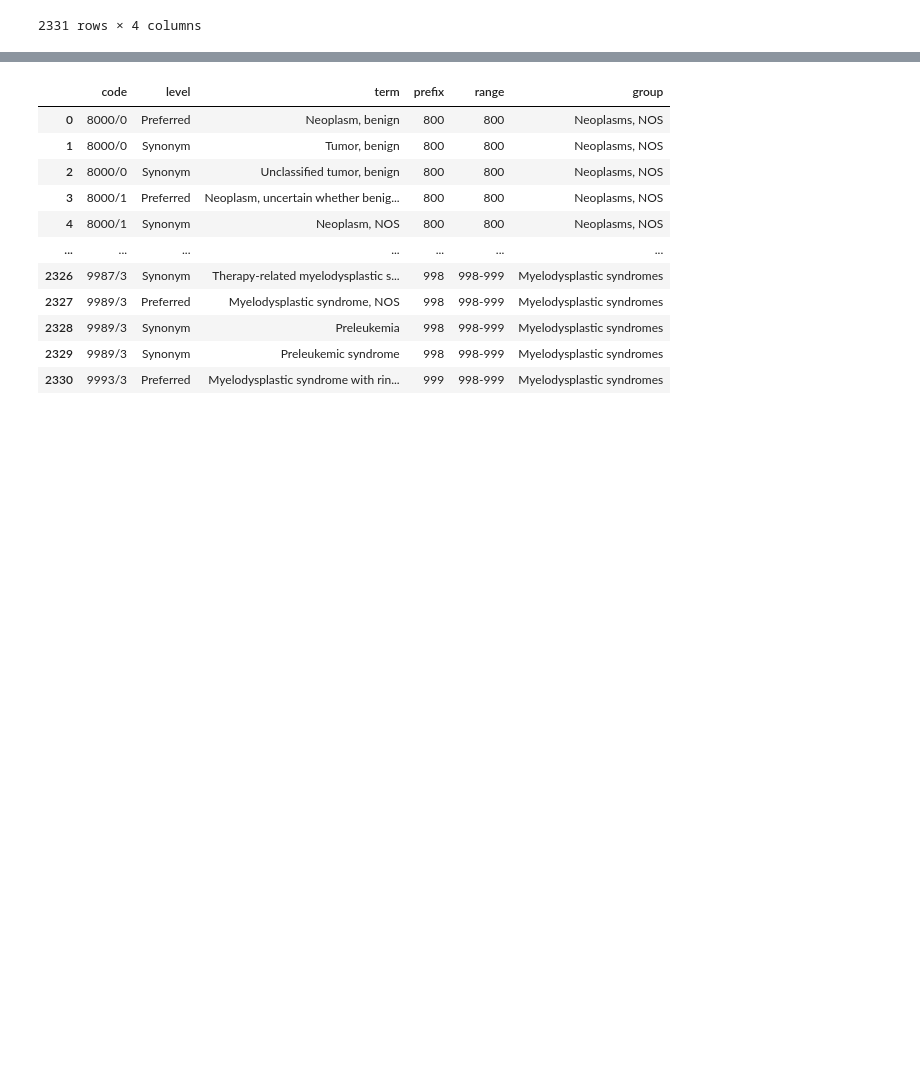
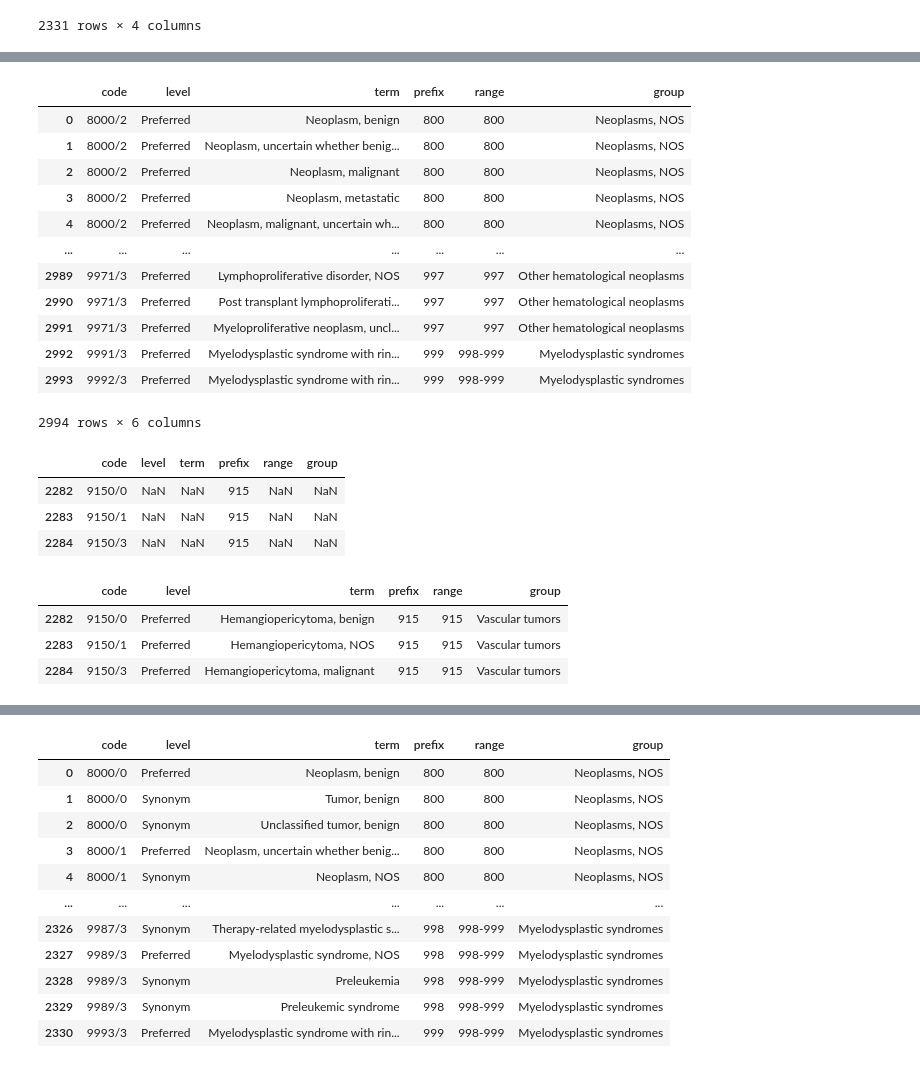
Before and after one commit to Chloe-Thangavelu/ICDO_Diagnosis_Mapper, a Jupyter notebook: notebooks/01_explore_and_build_mapping.ipynb, the cells around one changed output, grey strips where cells are left out. Cells and saved outputs as stored; diff of their text form; code cells hidden in the pictures; blank space fills up the shorter version.

```diff
--- a/notebooks/01_explore_and_build_mapping.ipynb
+++ b/notebooks/01_explore_and_build_mapping.ipynb
@@ -162,0 +218,44 @@ mapping_file = diagnosis_df.merge(
+# %%
+col_order = mapping_file.columns
+missing_codes = missing_codes[col_order]
+# %%
+missing_codes
+# %% [output]
+|  | code | level | term | prefix | range | group |
+| 0 | 8000/2 | Preferred | Neoplasm, benign | 800 | 800 | Neoplasms, NOS |
+| 1 | 8000/2 | Preferred | Neoplasm, uncertain whether benig... | 800 | 800 | Neoplasms, NOS |
+| 2 | 8000/2 | Preferred | Neoplasm, malignant | 800 | 800 | Neoplasms, NOS |
+| 3 | 8000/2 | Preferred | Neoplasm, metastatic | 800 | 800 | Neoplasms, NOS |
+| 4 | 8000/2 | Preferred | Neoplasm, malignant, uncertain wh... | 800 | 800 | Neoplasms, NOS |
+| ... | ... | ... | ... | ... | ... | ... |
+| 2989 | 9971/3 | Preferred | Lymphoproliferative disorder, NOS | 997 | 997 | Other hematological neoplasms |
+| 2990 | 9971/3 | Preferred | Post transplant lymphoproliferati... | 997 | 997 | Other hematological neoplasms |
+| 2991 | 9971/3 | Preferred | Myeloproliferative neoplasm, uncl... | 997 | 997 | Other hematological neoplasms |
+| 2992 | 9991/3 | Preferred | Myelodysplastic syndrome with rin... | 999 | 998-999 | Myelodysplastic syndromes |
+| 2993 | 9992/3 | Preferred | Myelodysplastic syndrome with rin... | 999 | 998-999 | Myelodysplastic syndromes |
+2994 rows × 6 columns
+# %%
+missing_codes[missing_codes['group'].isna()]
+# %% [output]
+|  | code | level | term | prefix | range | group |
+| 2282 | 9150/0 | NaN | NaN | 915 | NaN | NaN |
+| 2283 | 9150/1 | NaN | NaN | 915 | NaN | NaN |
+| 2284 | 9150/3 | NaN | NaN | 915 | NaN | NaN |
+# %%
+# update terms for prefix 915
+missing_codes.loc[missing_codes['code'] == '9150/0', 'term'] = 'Hemangiopericytoma, benign'
+missing_codes.loc[missing_codes['code'] == '9150/1', 'term'] = 'Hemangiopericytoma, NOS'
+missing_codes.loc[missing_codes['code'] == '9150/3', 'term'] = 'Hemangiopericytoma, malignant'
+
+# update the group for all 915 codes
+missing_codes.loc[missing_codes['prefix'] == 915, 'level'] = 'Preferred'
+missing_codes.loc[missing_codes['prefix'] == 915, 'range'] = 915
+missing_codes.loc[missing_codes['prefix'] == 915, 'group'] = 'Vascular tumors'
+
+# display the results immediately
+missing_codes[missing_codes['prefix'] == 915]
+# %% [output]
+|  | code | level | term | prefix | range | group |
+| 2282 | 9150/0 | Preferred | Hemangiopericytoma, benign | 915 | 915 | Vascular tumors |
+| 2283 | 9150/1 | Preferred | Hemangiopericytoma, NOS | 915 | 915 | Vascular tumors |
+| 2284 | 9150/3 | Preferred | Hemangiopericytoma, malignant | 915 | 915 | Vascular tumors |
```
Also changed, not shown: parts of 12 cells of this notebook, 4 other files.
